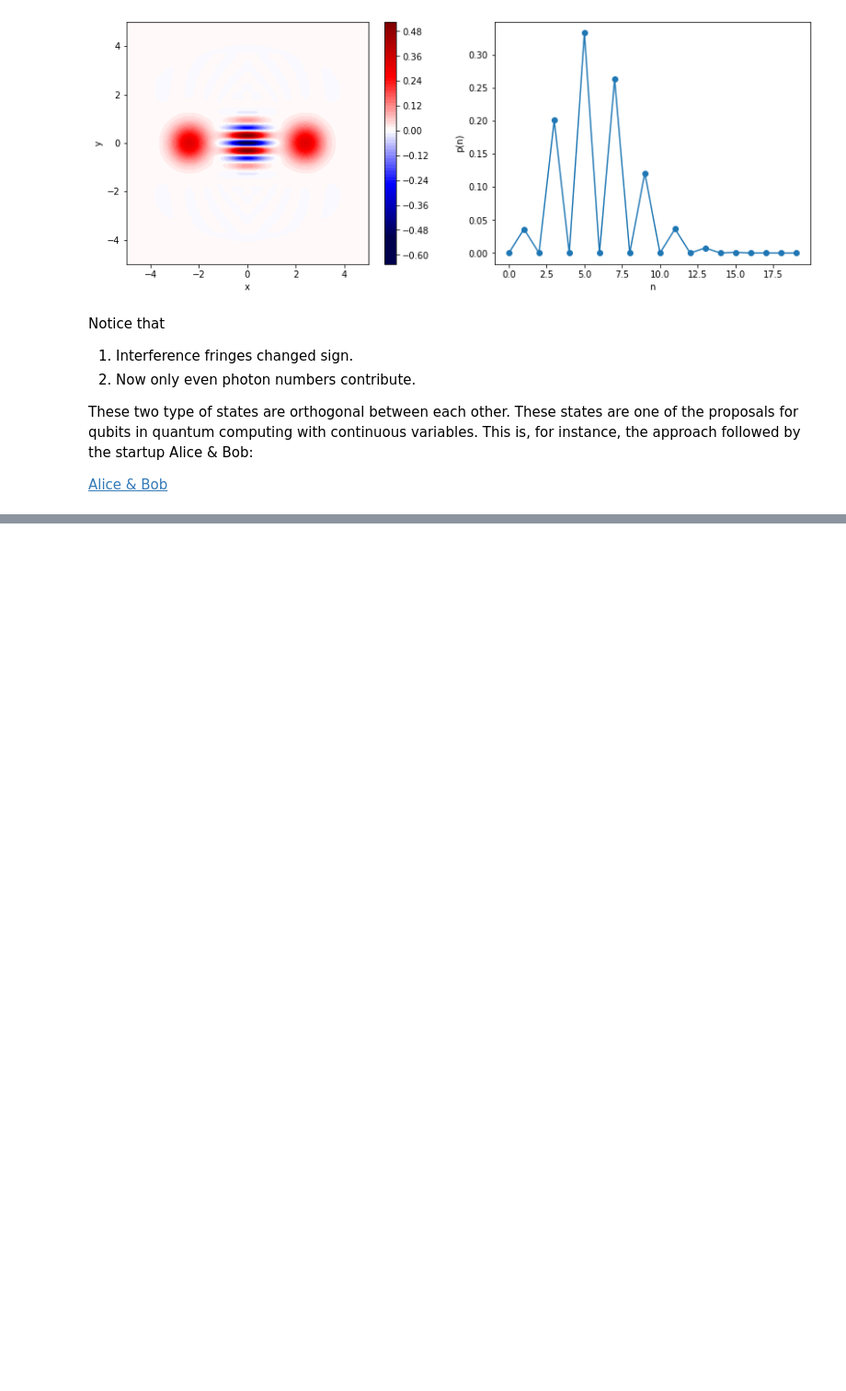
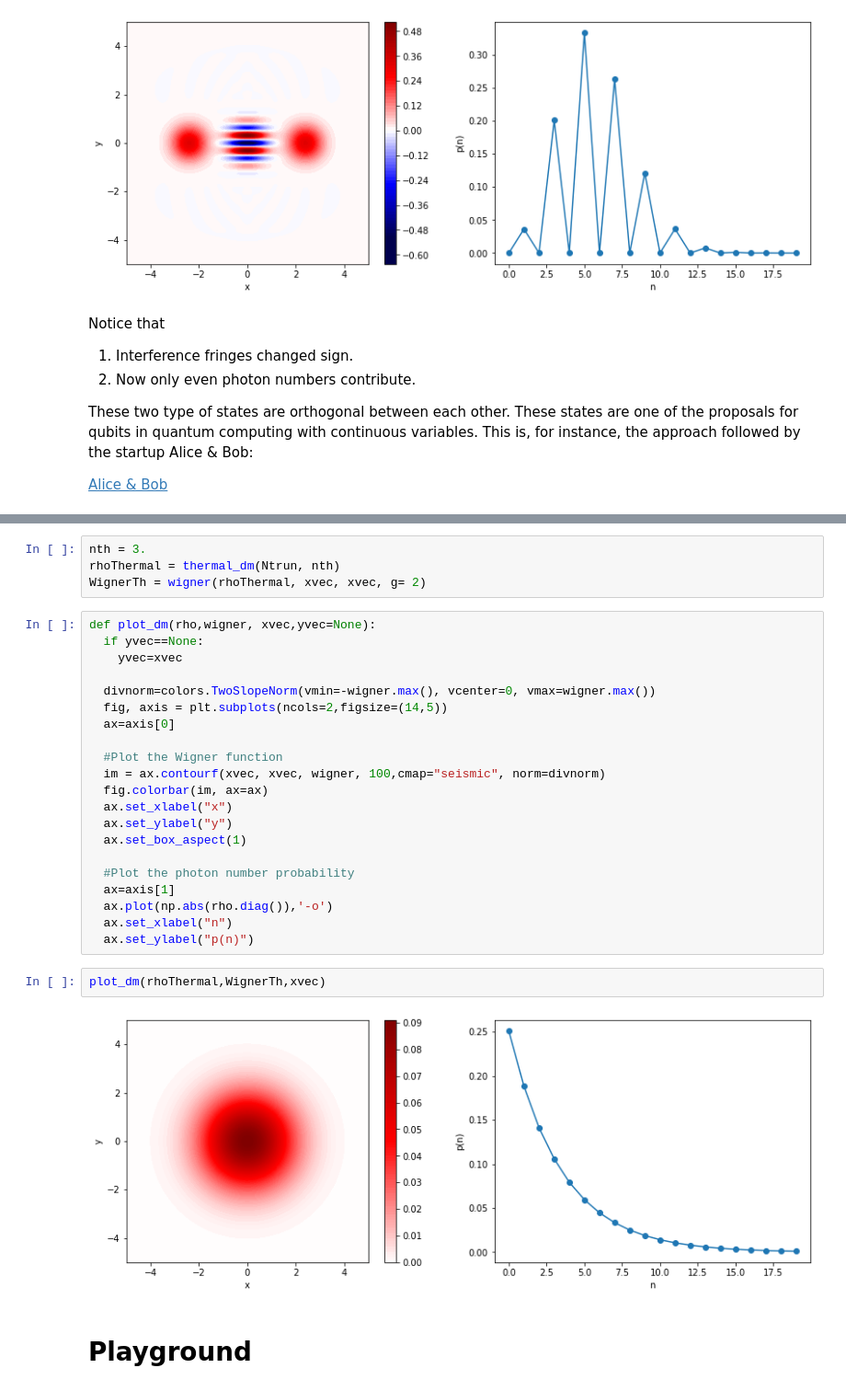
Before and after one commit to CarlosSMWolff/Quantum-Optics-Course, a Jupyter notebook: 1_Quantum_single_mode_field.ipynb, the cells around one changed output, grey strips where cells are left out. Shown: that part at 92% size. Cells and saved outputs as stored; diff of their text form; blank space fills up the shorter version.

```diff
--- a/1_Quantum_single_mode_field.ipynb
+++ b/1_Quantum_single_mode_field.ipynb
@@ -203,0 +225,31 @@ These two type of states are orthogonal between each other. These states are one
+# %%
+nth = 3.
+rhoThermal = thermal_dm(Ntrun, nth)
+WignerTh = wigner(rhoThermal, xvec, xvec, g= 2)
+# %%
+def plot_dm(rho,wigner, xvec,yvec=None):
+  if yvec==None:
+    yvec=xvec
+
+  divnorm=colors.TwoSlopeNorm(vmin=-wigner.max(), vcenter=0, vmax=wigner.max())
+  fig, axis = plt.subplots(ncols=2,figsize=(14,5))
+  ax=axis[0]
+
+  #Plot the Wigner function
+  im = ax.contourf(xvec, xvec, wigner, 100,cmap="seismic", norm=divnorm)
+  fig.colorbar(im, ax=ax)
+  ax.set_xlabel("x")
+  ax.set_ylabel("y")
+  ax.set_box_aspect(1)
+
+  #Plot the photon number probability
+  ax=axis[1]
+  ax.plot(np.abs(rho.diag()),'-o')
+  ax.set_xlabel("n")
+  ax.set_ylabel("p(n)")
+# %%
+plot_dm(rhoThermal,WignerTh,xvec)
+# %% [output]
+[figure, added]
+# %% [markdown]
+# Playground
```
Also changed, not shown: parts of 8 cells of this notebook.
